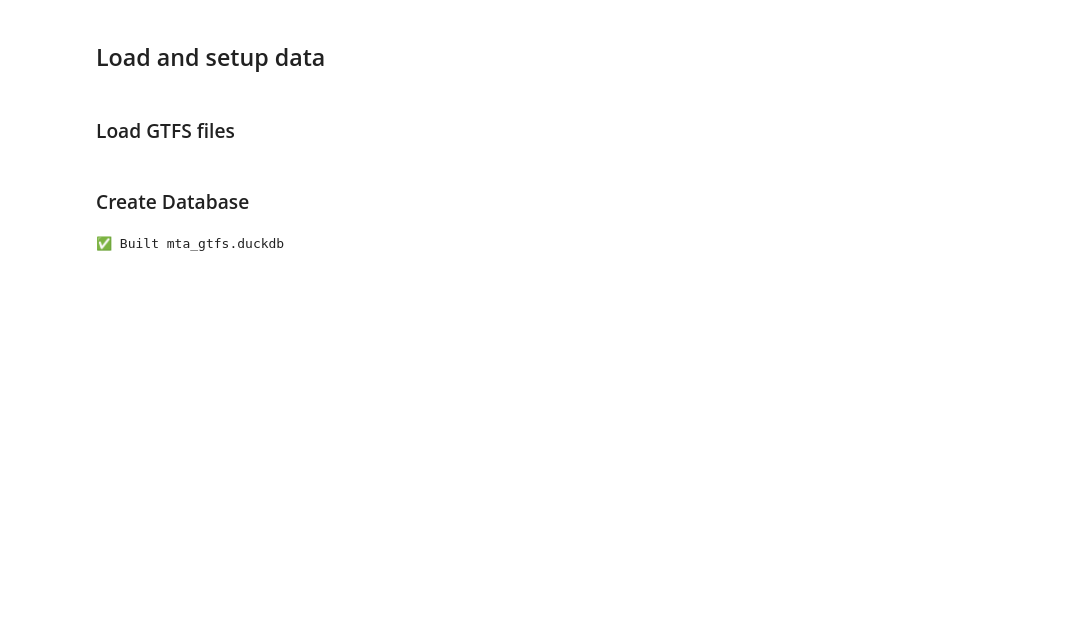
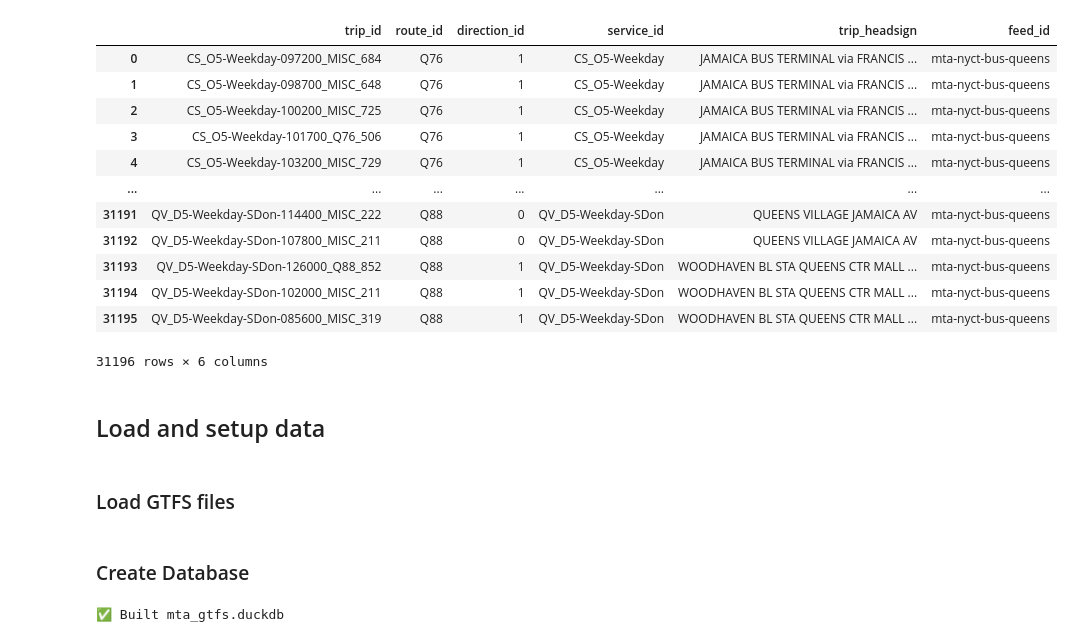
Before and after one commit to TYLin-CitySolutions/gtfs_bus, a Jupyter notebook: gtfs_buses.ipynb, the cells around one changed output. Drawn from its saved outputs; the diff is of its cells as text; code cells hidden in the pictures; blank space fills up the shorter version.

```diff
--- a/gtfs_buses.ipynb
+++ b/gtfs_buses.ipynb
@@ -12,3 +16,23 @@ DB_PATH = str(Path(__file__).with_name("data") / "mta_gtfs.duckdb")
+# %%
+path = r'C:\Users\amy.boncelet\OneDrive - Global Infrastructure\_Projects\github\gtfs_bus\parquet\dim_trips\mta-nyct-bus-queens.parquet'
+
+table = pq.read_table(path)
+df = table.to_pandas()
+df
+# %% [output]
+|  | trip_id | route_id | direction_id | service_id | trip_headsign | feed_id |
+| 0 | CS_O5-Weekday-097200_MISC_684 | Q76 | 1 | CS_O5-Weekday | JAMAICA BUS TERMINAL via FRANCIS ... | mta-nyct-bus-queens |
+| 1 | CS_O5-Weekday-098700_MISC_648 | Q76 | 1 | CS_O5-Weekday | JAMAICA BUS TERMINAL via FRANCIS ... | mta-nyct-bus-queens |
+| 2 | CS_O5-Weekday-100200_MISC_725 | Q76 | 1 | CS_O5-Weekday | JAMAICA BUS TERMINAL via FRANCIS ... | mta-nyct-bus-queens |
+| 3 | CS_O5-Weekday-101700_Q76_506 | Q76 | 1 | CS_O5-Weekday | JAMAICA BUS TERMINAL via FRANCIS ... | mta-nyct-bus-queens |
+| 4 | CS_O5-Weekday-103200_MISC_729 | Q76 | 1 | CS_O5-Weekday | JAMAICA BUS TERMINAL via FRANCIS ... | mta-nyct-bus-queens |
+| ... | ... | ... | ... | ... | ... | ... |
+| 31191 | QV_D5-Weekday-SDon-114400_MISC_222 | Q88 | 0 | QV_D5-Weekday-SDon | QUEENS VILLAGE JAMAICA AV | mta-nyct-bus-queens |
+| 31192 | QV_D5-Weekday-SDon-107800_MISC_211 | Q88 | 0 | QV_D5-Weekday-SDon | QUEENS VILLAGE JAMAICA AV | mta-nyct-bus-queens |
+| 31193 | QV_D5-Weekday-SDon-126000_Q88_852 | Q88 | 1 | QV_D5-Weekday-SDon | WOODHAVEN BL STA QUEENS CTR MALL ... | mta-nyct-bus-queens |
+| 31194 | QV_D5-Weekday-SDon-102000_MISC_211 | Q88 | 1 | QV_D5-Weekday-SDon | WOODHAVEN BL STA QUEENS CTR MALL ... | mta-nyct-bus-queens |
+| 31195 | QV_D5-Weekday-SDon-085600_MISC_319 | Q88 | 1 | QV_D5-Weekday-SDon | WOODHAVEN BL STA QUEENS CTR MALL ... | mta-nyct-bus-queens |
+31196 rows × 6 columns
 # %% [markdown]
 ## Load and setup data
 # %% [markdown]
```
Also changed, not shown: parts of 2 cells of this notebook, 41 other files.
